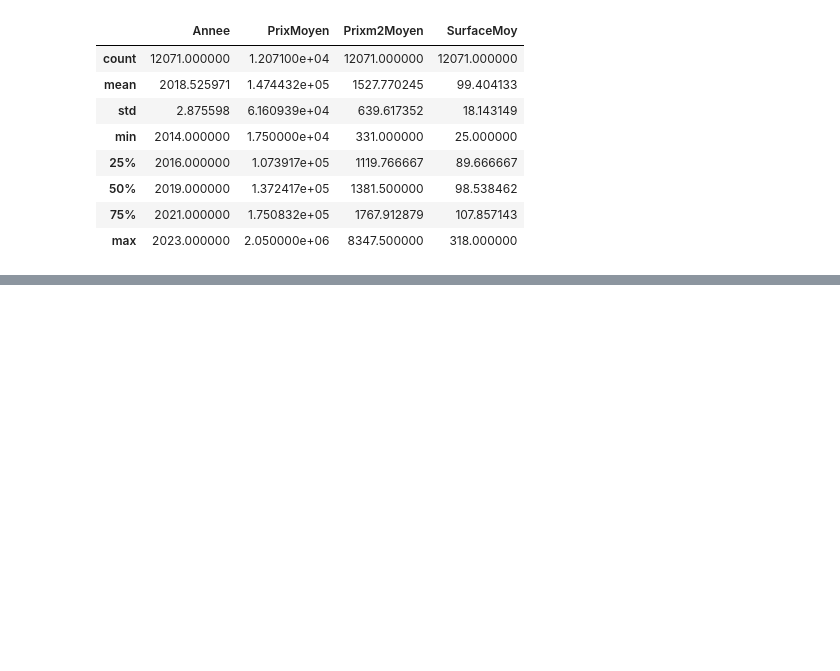
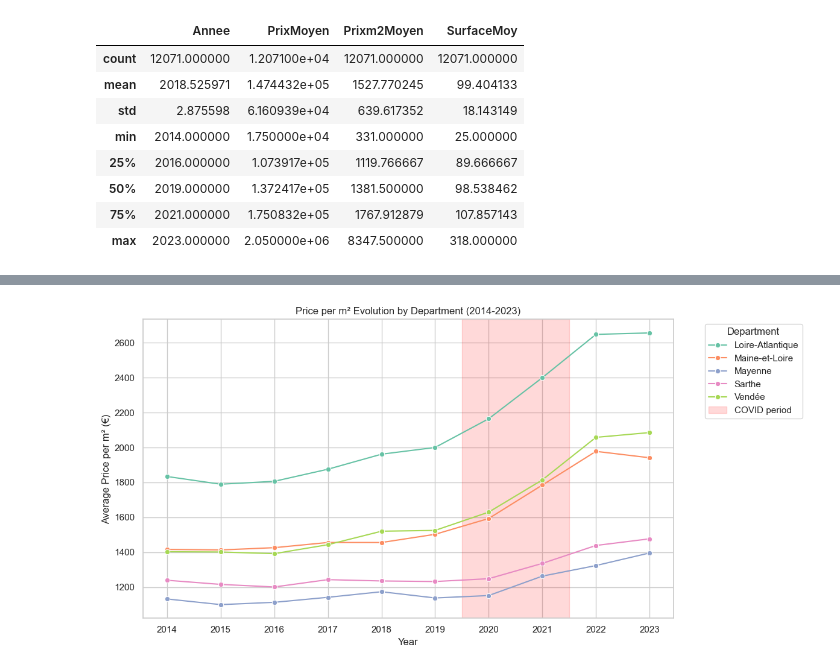
Before and after one commit to Aer-3888/EDA_Housing, a Jupyter notebook: EDA_Immobillier_france_covid.ipynb, the cells around one changed output, grey strips where cells are left out. Saved outputs shown, nothing was run; the diff lists cells and outputs as text; code cells hidden in the pictures; blank space fills up the shorter version.

```diff
--- a/EDA_Immobillier_france_covid.ipynb
+++ b/EDA_Immobillier_france_covid.ipynb
@@ -485,0 +521,20 @@ Passing `palette` without assigning `hue` is deprecated and will be removed in v
+# %%
+# Additional imports and shared data preparation
+import numpy as np
+import json
+import requests
+import folium
+
+# Add department code for GeoJSON matching
+data_region['Dept_Code'] = data_region['INSEE_COM'].str[:2]
+
+# Add period label for period-based visualizations
+def assign_period(year):
+    if year <= 2019:
+        return 'Pre-COVID\n(2014-2019)'
+    elif year <= 2021:
+        return 'COVID\n(2020-2021)'
+    else:
+        return 'Post-COVID\n(2022-2023)'
+
+data_region['Period'] = data_region['Annee'].apply(assign_period)
@@ -485,0 +593,26 @@ Passing `palette` without assigning `hue` is deprecated and will be removed in v
+# %%
+# Figure 7: Price per m² Evolution by Department
+
+dept_yearly = data_region.groupby(['Annee', 'Departement'])['Prixm2Moyen'].mean().reset_index()
+
+plt.figure(figsize=(12, 6))
+sns.lineplot(
+    data=dept_yearly,
+    x='Annee', y='Prixm2Moyen',
+    hue='Departement',
+    marker='o',
+    palette='Set2'
+)
+
+# COVID period shading
+plt.axvspan(2019.5, 2021.5, alpha=0.15, color='red', label='COVID period')
+
+plt.xlabel('Year')
+plt.ylabel('Average Price per m² (€)')
+plt.title('Price per m² Evolution by Department (2014-2023)')
+plt.legend(title='Department', bbox_to_anchor=(1.05, 1), loc='upper left')
+plt.xticks(range(2014, 2024))
+plt.tight_layout()
+plt.show()
+# %% [output]
+[figure, added]
```
Also changed, not shown: parts of 20 cells of this notebook, 2 other files.
